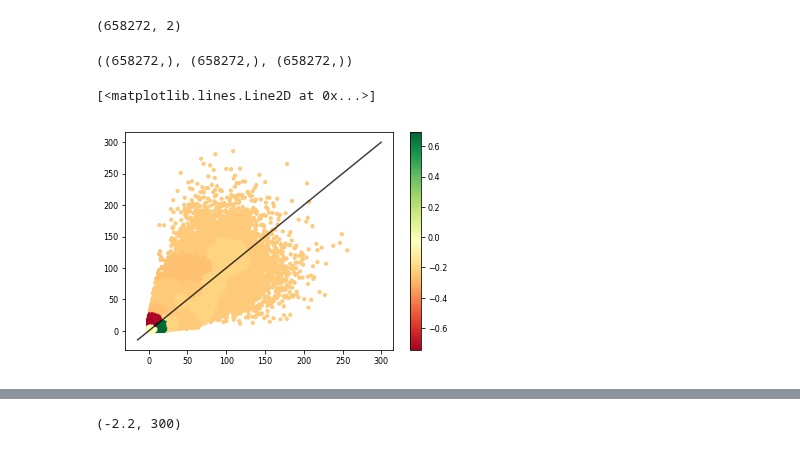
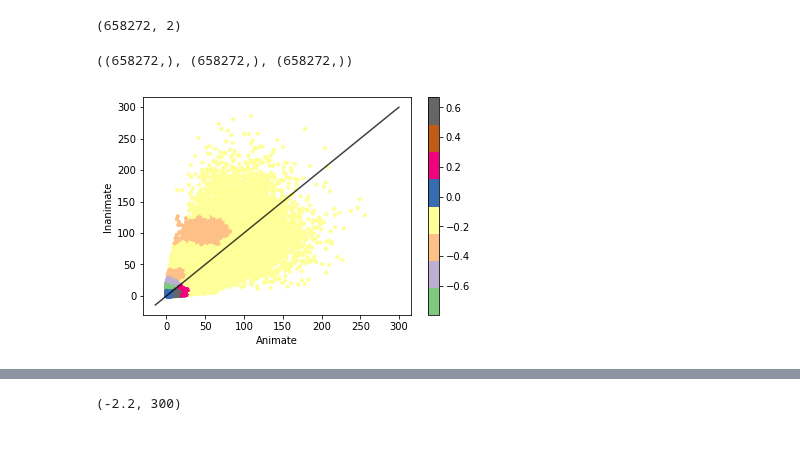
Before and after one commit to SNaGLab/Cognitive-Parcellation, a Jupyter notebook: code/models/alexnet_step_2.ipynb, the cells around one changed output, grey strips where cells are left out. Saved outputs shown, nothing was run; the diff lists cells and outputs as text; code cells hidden in the pictures.

```diff
--- a/code/models/alexnet_step_2.ipynb
+++ b/code/models/alexnet_step_2.ipynb
@@ -407,7 +407,7 @@ import genieclust
 import hdbscan
 import smm
 
-j = 21 #Set this value from scree plot!
+j = 22 #Set this value from scree plot!
 method = 'GMM'
 print j
 #clf = hdbscan.HDBSCAN(min_cluster_size=j, gen_min_span_tree=True)
@@ -419,9 +419,9 @@ print j
 clf = GaussianMixture(n_components=j, covariance_type='full',random_state=143)
 #clf= genieclust.genie.Genie(n_clusters=j)
 #clf= smm.SMM(n_components=j, covariance_type='full', random_state=143, tol=1e-12,min_covar=1e-6, n_iter=1000, n_init=1, params='wmcd', init_params='wmcd')
-#temp = clf.fit(X_new)
-#y_pred = clf.predict(X_new)
-y_pred = clf.fit_predict(X_new)
+temp = clf.fit(X_new)
+y_pred = clf.predict(X_new)
+#y_pred = clf.fit_predict(X_new)
 print set(y_pred)
 #Z = clf.predict(X)
 
@@ -429,9 +429,9 @@ for label in set(y_pred):
     print('Cluster: ',j,'Label: ', label)
 
     #Lesioning and measuring performance
-    pred = clf.fit_predict(X_new)
-    #temp = clf.fit(X_new)
-    p#red = clf.predict(X_new)
+    #pred = clf.fit_predict(X_new)
+    temp = clf.fit(X_new)
+    pred = clf.predict(X_new)
     loc = np.where(pred==label)
     loc_temp = kmeans.predict(X_new[loc[0]])
     loc_new =[]
@@ -638,20 +643,21 @@ y = X[:,1]
 # %%
 #Density Plot for Animate/Inanimate
 
 print(x.shape,y.shape,z.shape)
 fig, ax = plt.subplots()
-cs = ax.scatter(x, y, c=z, s=10,cmap=plt.cm.RdYlGn)
+cs = ax.scatter(x, y, c=z, s=10,cmap='Accent')
 cbar = fig.colorbar(cs)
 lims = [
     np.min([ax.get_xlim(), ax.get_ylim()]),  # min of both axes
     np.max([ax.get_xlim(), ax.get_ylim()]),  # max of both axes
 ]
 ax.plot(lims, lims, 'k-', alpha=0.75)
-#plt.savefig('../../results/scree/'+str(method)+'_results_density.png', format='png')
+plt.xlabel('Animate')
+plt.ylabel('Inanimate')
+plt.savefig('../../results/scree/'+str(method)+'_results_density.png', format='png')
 # %% [output]
 ((658272,), (658272,), (658272,))
-[<matplotlib.lines.Line2D at 0x...>]
-[figure, old version]
+[figure, new version]
 # %%
 print result.values().index(max(result.values())), result.values().index(min(result.values()))
 ana = int(result.values().index(max(result.values())))
```
Also changed, not shown: parts of 11 cells of this notebook, 18 other files.
